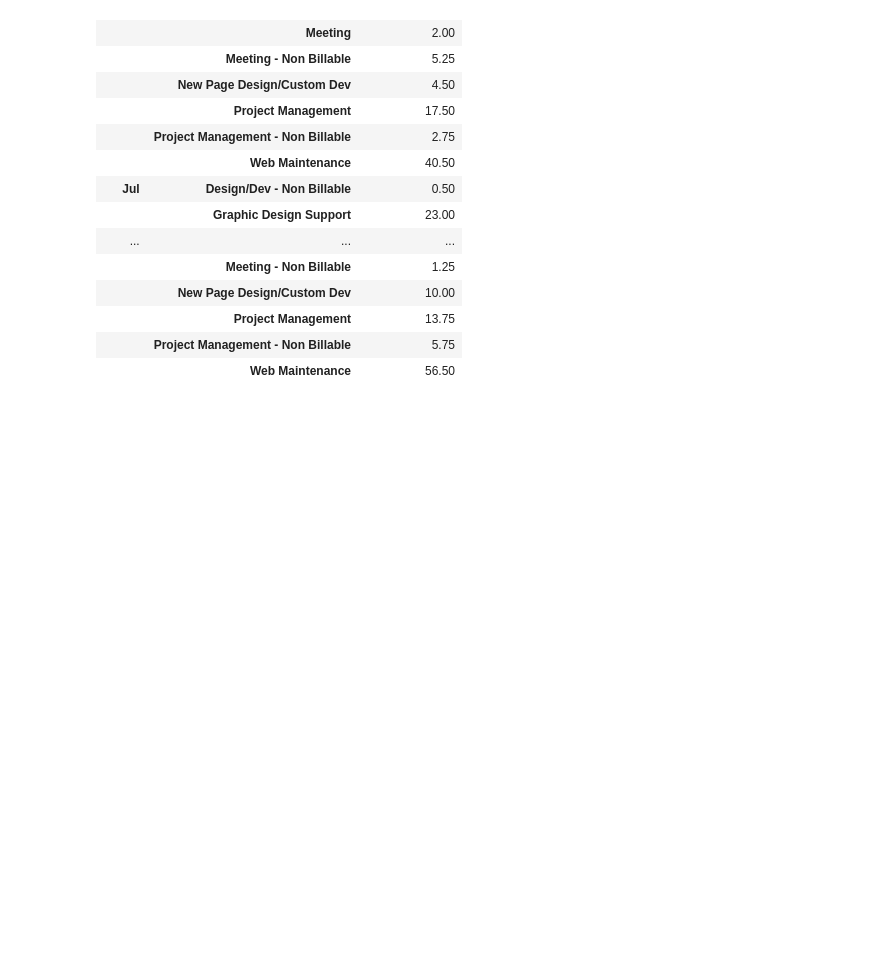
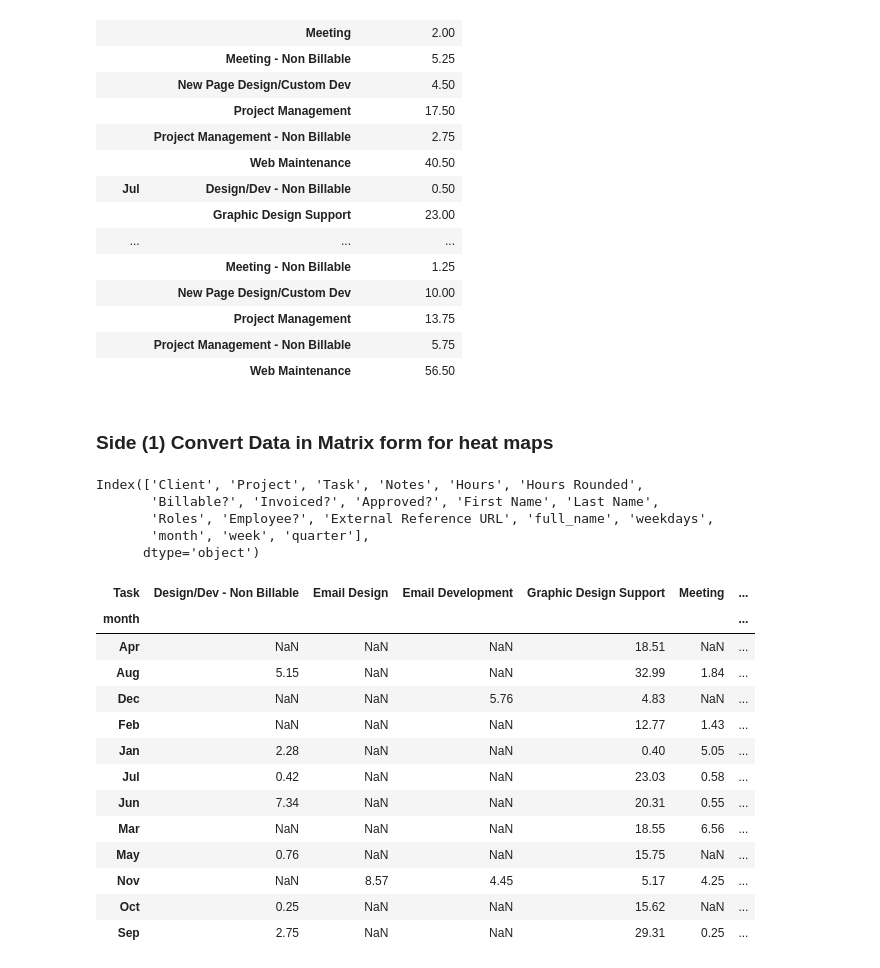
Before and after one commit to kbrook10/bootcamp_python_for_data_science_and_machine_learning, a Jupyter notebook: support_files/Practice_KKR/Analysis_KKR_2017.ipynb, the cells around one changed output. Cells and saved outputs as stored; diff of their text form; code cells hidden in the pictures; blank space fills up the shorter version.

```diff
--- a/support_files/Practice_KKR/Analysis_KKR_2017.ipynb
+++ b/support_files/Practice_KKR/Analysis_KKR_2017.ipynb
@@ -812,3 +812,35 @@ pv_table
 |  | Project Management | 13.75 |
 |  | Project Management - Non Billable | 5.75 |
 |  | Web Maintenance | 56.50 |
+# %% [markdown]
+### Side (1) Convert Data in Matrix form for heat maps
+# %%
+# Review the dataset columns
+df.columns
+# %% [output]
+Index(['Client', 'Project', 'Task', 'Notes', 'Hours', 'Hours Rounded',
+       'Billable?', 'Invoiced?', 'Approved?', 'First Name', 'Last Name',
+       'Roles', 'Employee?', 'External Reference URL', 'full_name', 'weekdays',
+       'month', 'week', 'quarter'],
+      dtype='object')
+# %%
+# Review the data
+#df.head(5)
+# Convert the data into matrix form
+pt_data = df.pivot_table(index='month', columns='Task', values='Hours', aggfunc=np.sum).copy()
+pt_data
+# %% [output]
+| Task | Design/Dev - Non Billable | Email Design | Email Development | Graphic Design Support | Meeting | ... |
+| month |  |  |  |  |  | ... |
+| Apr | NaN | NaN | NaN | 18.51 | NaN | ... |
+| Aug | 5.15 | NaN | NaN | 32.99 | 1.84 | ... |
+| Dec | NaN | NaN | 5.76 | 4.83 | NaN | ... |
+| Feb | NaN | NaN | NaN | 12.77 | 1.43 | ... |
+| Jan | 2.28 | NaN | NaN | 0.40 | 5.05 | ... |
+| Jul | 0.42 | NaN | NaN | 23.03 | 0.58 | ... |
+| Jun | 7.34 | NaN | NaN | 20.31 | 0.55 | ... |
+| Mar | NaN | NaN | NaN | 18.55 | 6.56 | ... |
+| May | 0.76 | NaN | NaN | 15.75 | NaN | ... |
+| Nov | NaN | 8.57 | 4.45 | 5.17 | 4.25 | ... |
+| Oct | 0.25 | NaN | NaN | 15.62 | NaN | ... |
+| Sep | 2.75 | NaN | NaN | 29.31 | 0.25 | ... |
```
Also changed, not shown: parts of 9 cells of this notebook, 1 other file.
